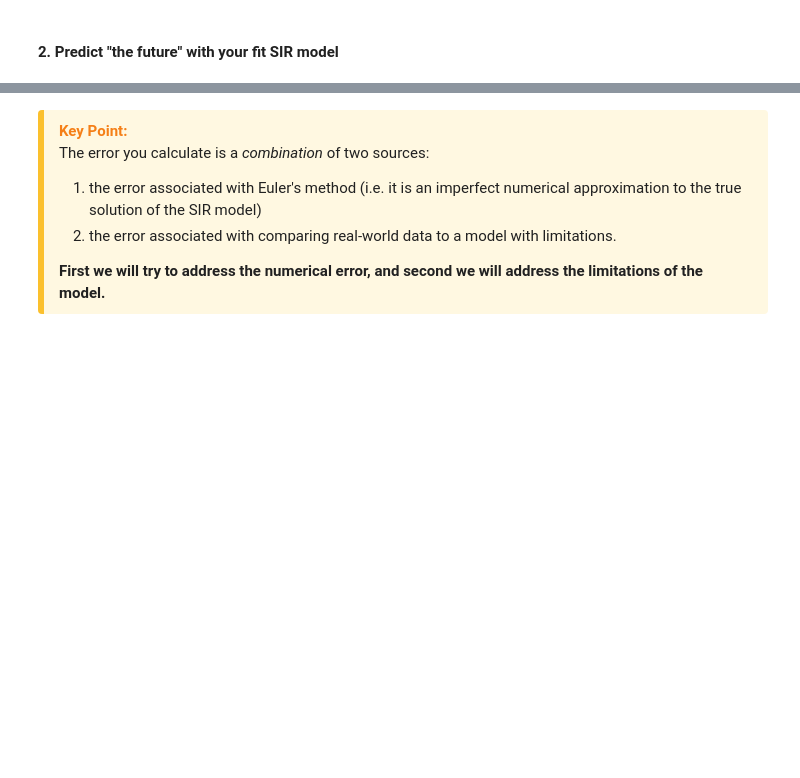
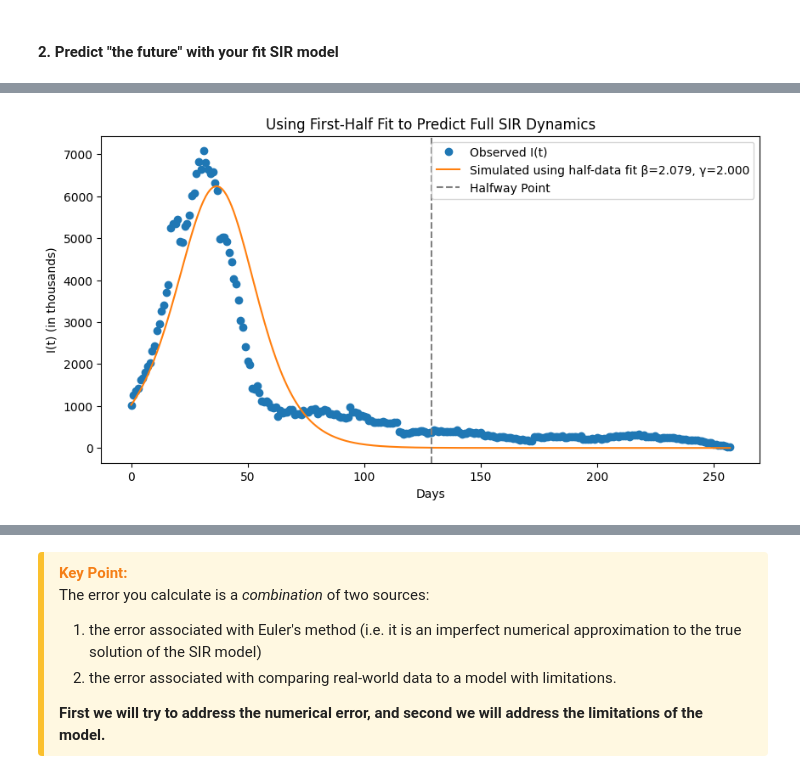
Before and after one commit to esther-akinade/Module4_Ebola-, a Jupyter notebook: FUNG2_AKINADE_WORRALL_MODULE_4.ipynb, the cells around one changed output, grey strips where cells are left out. Cells and saved outputs as stored; diff of their text form; code cells hidden in the pictures; blank space fills up the shorter version.

```diff
--- a/FUNG2_AKINADE_WORRALL_MODULE_4.ipynb
+++ b/FUNG2_AKINADE_WORRALL_MODULE_4.ipynb
@@ -220,19 +220,81 @@ SSE (beta2,gamma2): 4.377990055107094
 # %% [markdown]
 #### 2. Predict "the future" with your fit SIR model
 # %%
-# Use euler's method and your optimization routine above to find new gamma and beta on the
-# FIRST HALF of the data, then simulate the SIR model forward in time using those parameters and plot.
-from scipy.optimize import minimize
+#1. Split into first half of data
+n_half = len(I_obs) // 2
 
-I_obs = data_sir['I_est'].values.astype(float)
-t_obs = np.linspace(0, len(I_obs)-1, len(I_obs))
+I_obs_first = I_obs[:n_half]
+t_first = np.linspace(0, len(I_obs_first)-1, len(I_obs_first))
 
-# Initial SIR states
-I0_obs = I_obs[0]
-R0_obs = 0.0
-S0_obs = N - I0_obs - R0_obs
+I0_first = I_obs_first[0]
+R0_first = 0.0
+S0_first = N - I0_first - R0_first
 
-# 2. Split into first half for fitting
-mid = len(I_obs) // 2
-I_fit = I_obs[:mid]
-t_fit = t_obs[:mid]
+# 2. Define the SSE function for first-half fitting
+def SSE_first(params):
+    beta, gamma = params
+
+    # Reject invalid parameter regions
+    if beta <= 0 or gamma <= 0:
+        return 1e12
+
+    try:
+        S_pred, I_pred, R_pred = euler_sir(
+            beta, gamma,
+            S0_first, I0_first, R0_first,
+            t_first, N
+        )
+    except:
+        # If solver or code crashes: huge penalty
+        return 1e12
+
+    # If Euler produced NaN or Inf → penalize
+    if np.any(np.isnan(I_pred)) or np.any(np.isinf(I_pred)):
+        return 1e12
+
+    # If model values explode unrealistically → penalize
+    if np.max(I_pred) > 1e9:
+        return 1e12
+
+    return np.mean((I_pred - I_obs_first)**2)
+
+# 3. Optimize using first-half only
+initial_guess = [0.2, 0.1]
+bounds = [(0.0001, 5), (0.0001, 2)]
+
+result_first = minimize(SSE_first, initial_guess, bounds=bounds, method='L-BFGS-B')
+
+beta_half, gamma_half = result_first.x
+
+print("\n==============================")
+print(" FIT ON FIRST HALF OF DATA")
+print("==============================")
+print("beta_half  =", beta_half)
+print("gamma_half =", gamma_half)
+print("SSE_half   =", result_first.fun)
+
+# 4. Simulate forward over FULL dataset using the half-fit parameters
+S_full_fit, I_full_fit, R_full_fit = euler_sir(
+    beta_half,
+    gamma_half,
+    S0_obs,     # initial S from full dataset
+    I0_obs,     # initial I from full dataset
+    R0_obs,
+    t_obs,      # full time array
+    N
+)
+
+# 5. Plot predicted full trajectory vs real data
+plt.figure(figsize=(10,5))
+
+plt.plot(t_obs, I_obs, 'o', label='Observed I(t)')
+plt.plot(t_obs, I_full_fit, '-', label=f'Simulated using half-data fit β={beta_half:.3f}, γ={gamma_half:.3f}')
+
+plt.axvline(n_half, color='gray', linestyle='--', label='Halfway Point')
+
+plt.xlabel('Days')
+plt.ylabel('I(t) (in thousands)')
+plt.title('Using First-Half Fit to Predict Full SIR Dynamics')
+plt.legend()
+plt.show()
+# %% [output]
@@ -239,3 +307,4 @@ t_fit = t_obs[:mid]
+[figure, added]
 # %% [markdown]
 **Is the new gamma and beta close to what you found on the full dataset? Is the fit much worse? What is the SSE calculated for the second half of the data?**
 
```
Also changed, not shown: parts of 8 cells of this notebook.
